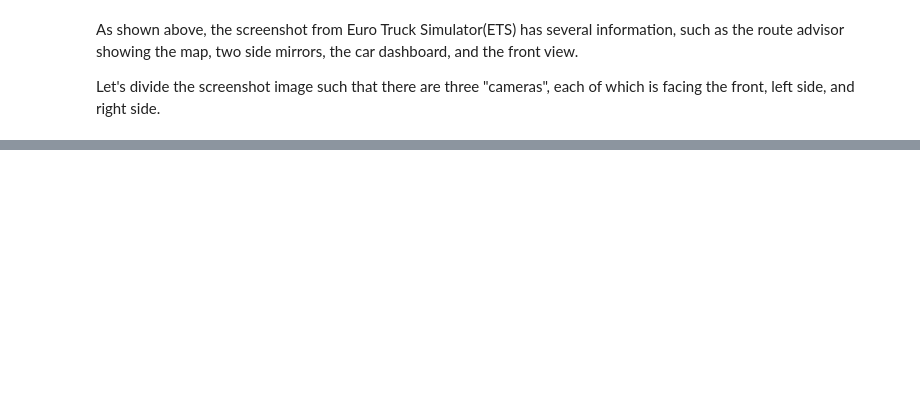
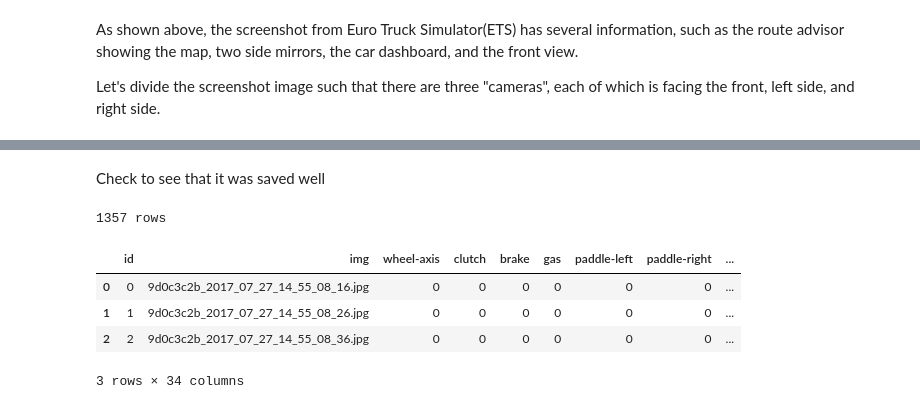
Before and after one commit to marsauto/europilot, a Jupyter notebook: scripts/preprocess.ipynb, the cells around one changed output, grey strips where cells are left out. Cells and saved outputs as stored; diff of their text form; code cells hidden in the pictures; blank space fills up the shorter version.

```diff
--- a/scripts/preprocess.ipynb
+++ b/scripts/preprocess.ipynb
@@ -70,0 +124,13 @@ TODO: Save the image to directory, and add
+# %% [markdown]
+Check to see that it was saved well
+# %%
+df = pd.read_csv('../data/9d0c3c2b.csv', header=0)
+print("%d rows" % df.shape[0])
+df.head(3)
+# %% [output]
+1357 rows
+|  | id | img | wheel-axis | clutch | brake | gas | paddle-left | paddle-right | ... |
+| 0 | 0 | 9d0c3c2b_2017_07_27_14_55_08_16.jpg | 0 | 0 | 0 | 0 | 0 | 0 | ... |
+| 1 | 1 | 9d0c3c2b_2017_07_27_14_55_08_26.jpg | 0 | 0 | 0 | 0 | 0 | 0 | ... |
+| 2 | 2 | 9d0c3c2b_2017_07_27_14_55_08_36.jpg | 0 | 0 | 0 | 0 | 0 | 0 | ... |
+3 rows × 34 columns
```
Also changed, not shown: parts of 13 cells of this notebook.
